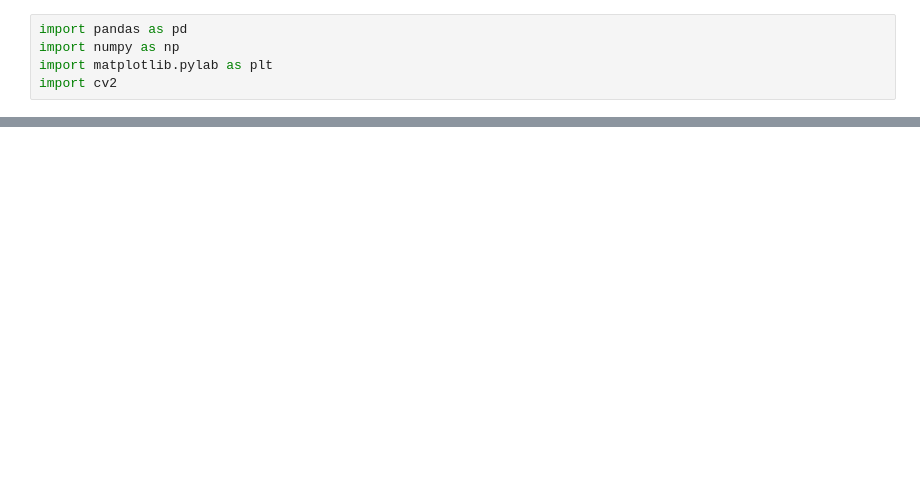
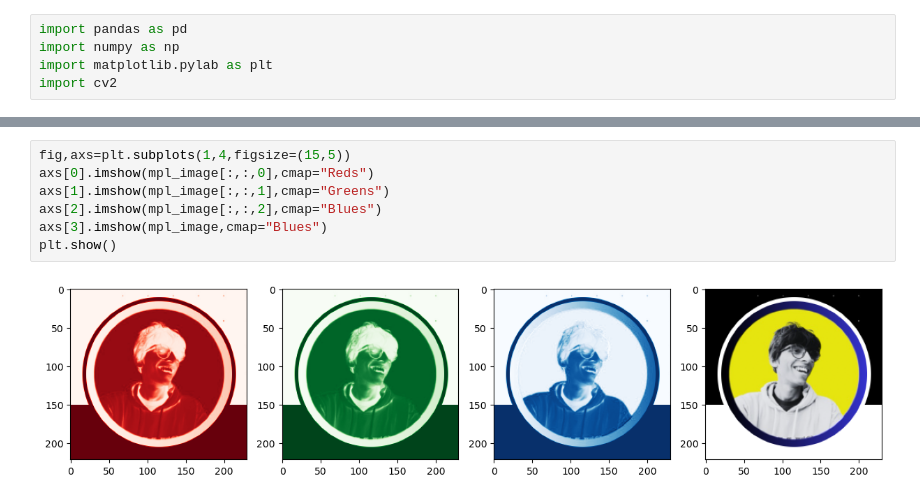
Before and after one commit to Sameershrinath/5th_sem, a Jupyter notebook: PYTHON/Image_processing/OpenCV.ipynb, the cells around one changed output, grey strips where cells are left out. Saved outputs shown, nothing was run; the diff lists cells and outputs as text; blank space fills up the shorter version.

```diff
--- a/PYTHON/Image_processing/OpenCV.ipynb
+++ b/PYTHON/Image_processing/OpenCV.ipynb
@@ -21,0 +39,9 @@ plt.imshow(mpl) # showing the image
+# %%
+fig,axs=plt.subplots(1,4,figsize=(15,5))
+axs[0].imshow(mpl_image[:,:,0],cmap="Reds")
+axs[1].imshow(mpl_image[:,:,1],cmap="Greens")
+axs[2].imshow(mpl_image[:,:,2],cmap="Blues")
+axs[3].imshow(mpl_image,cmap="Blues")
+plt.show()
+# %% [output]
+[figure, added]
```
Also changed, not shown: parts of 10 cells of this notebook.
